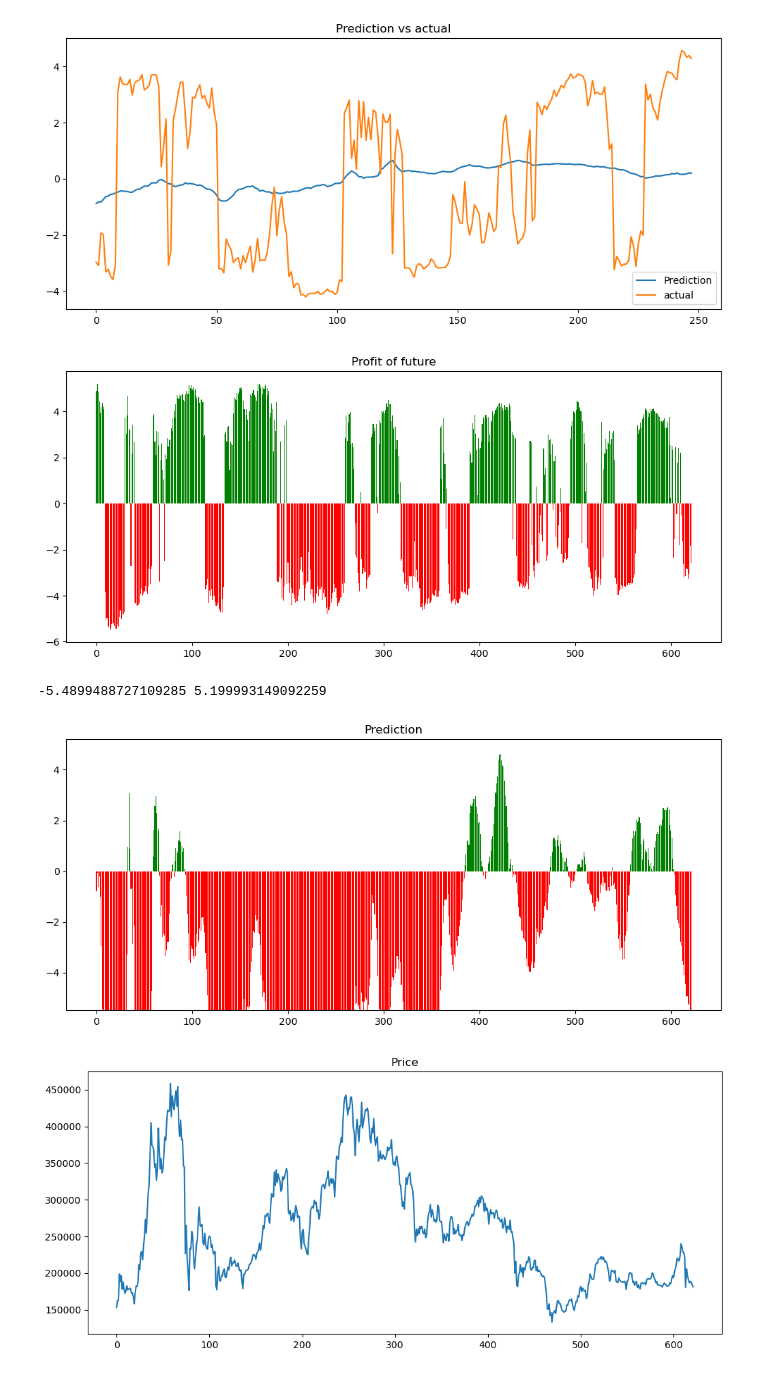
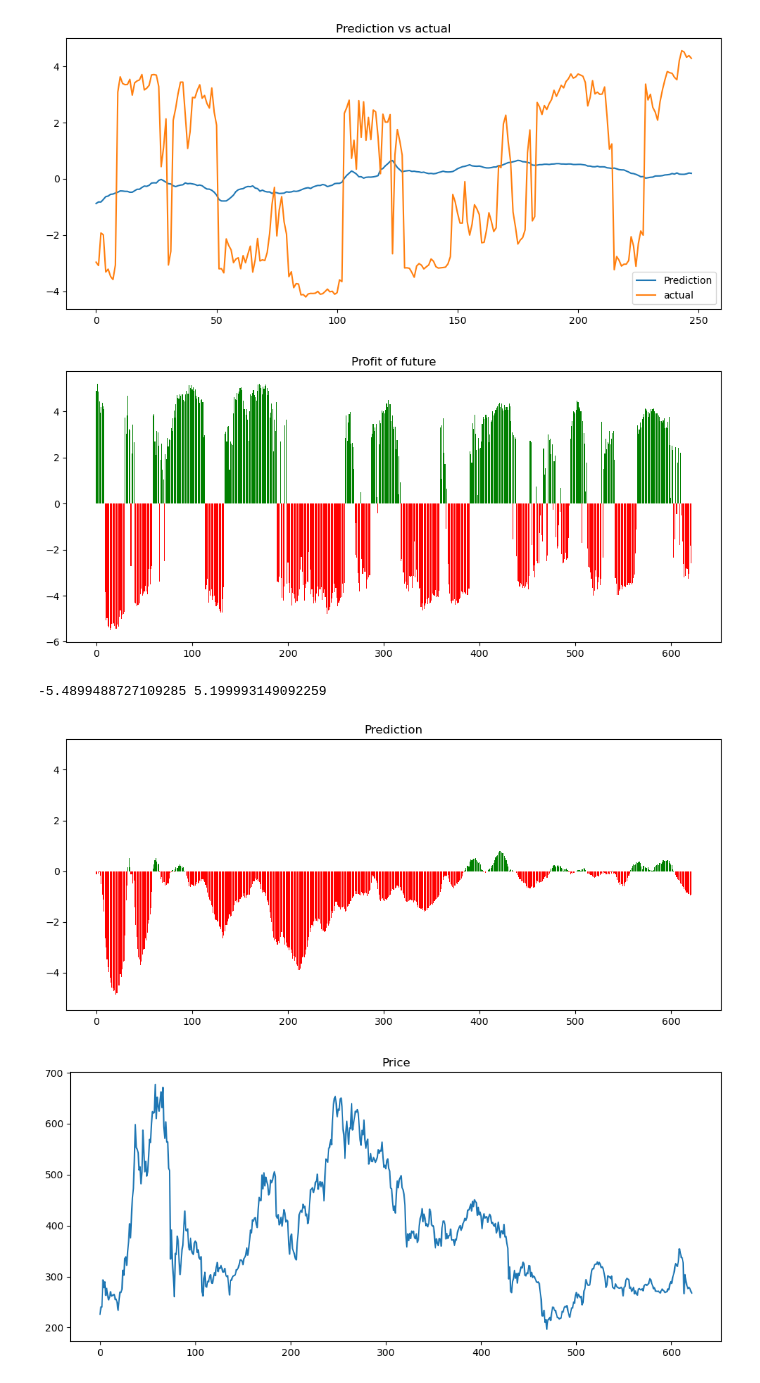
Before and after one commit to wwboy6/dl-btc-bnb, a Jupyter notebook: 08-pof-resampling.ipynb, the cells around one changed output. Cells and saved outputs as stored; diff of their text form; code cells hidden in the pictures.

```diff
--- a/08-pof-resampling.ipynb
+++ b/08-pof-resampling.ipynb
@@ -381,32 +381,32 @@ corr: 0.25163385346012934
 # %%
 # check the training performance
 
 plt.figure(figsize=(12, 5))
 plotBarColoredSign(y_train_scaled.reshape(-1))
 plt.title('Profit of future')
 plt.show()
 
 y_test_min = np.min(y_train_scaled.reshape(-1))
 y_test_max = np.max(y_train_scaled.reshape(-1))
 print(y_test_min, y_test_max)
 
 prediction = model2.predict(x_train_rs)
-prediction = prediction.reshape(-1) * output_scale
+prediction = prediction.reshape(-1)
 plt.figure(figsize=(12, 5))
 plotBarColoredSign(prediction.reshape(-1))
 plt.title('Prediction')
 plt.ylim(y_test_min, y_test_max)
 plt.show()
 
 plt.figure(figsize=(12, 5))
-plt.plot(input_data[0:len(x_train_rs)].reshape(-1) * input_scale)
+plt.plot(input_data[0:len(x_train_rs)].reshape(-1))
 plt.title('Price')
 plt.show()
 # %% [output]
 [figure]
 -5.4899488727109285 5.199993149092259
-[figure, old version]
+[figure, new version]
-[figure, old version]
+[figure, new version]
 # %%
 # check the testing performance
 
```
Also changed, not shown: parts of 3 cells of this notebook.
